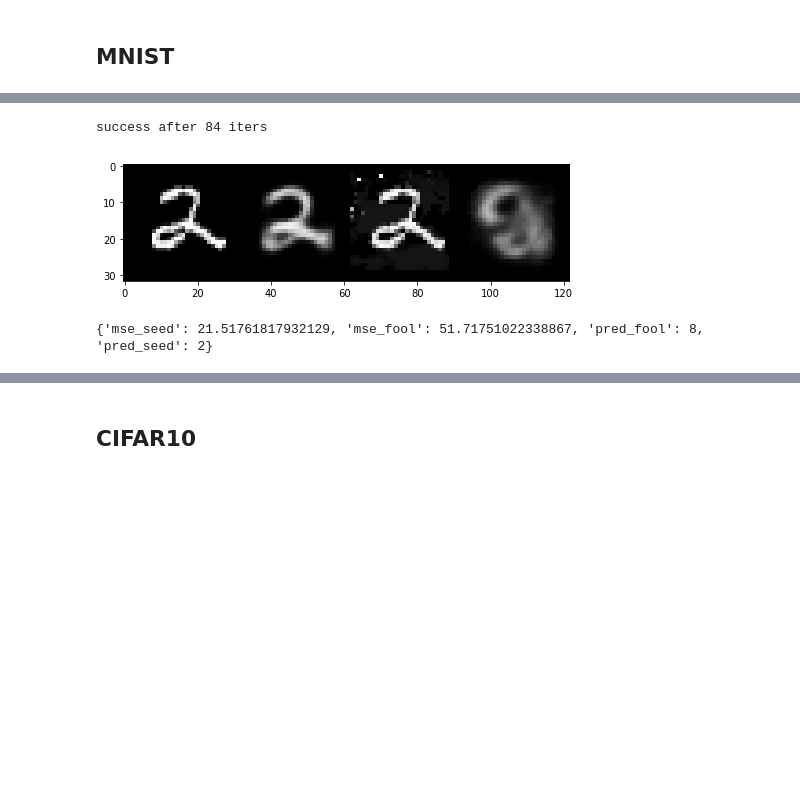
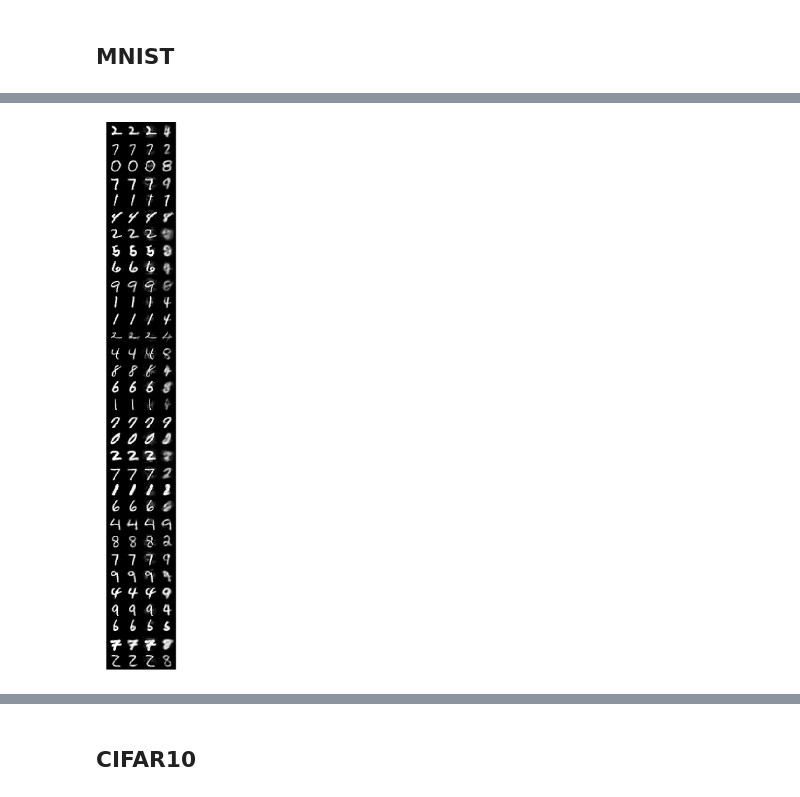
Before and after one commit to KellerJordan/CapsNet-Adversarial, a Jupyter notebook: Attack-CapsNet.ipynb, the cells around one changed output, grey strips where cells are left out. Drawn from its saved outputs; the diff is of its cells as text; code cells hidden in the pictures; blank space fills up the shorter version.

Commit message:
plot roc curve for recon defense, compute transferability of attacks, clean up notebooks

```diff
--- a/Attack-CapsNet.ipynb
+++ b/Attack-CapsNet.ipynb
@@ -78,15 +65,0 @@ seed_label = labels[seed_ind]
-# %%
-caps_logits = CapsuleLogits(network)
-caps_adversary = Adversary(caps_logits)
-fool_img = caps_adversary.generate_example(seed_img.cuda(), attack='FGS',
-                                           target=None, ground=seed_label, eta=0.001, n_iters=300)
-# %% [output]
-success after 84 iters
-# %%
-results, reconstructions = evaluate_example(seed_img, fool_img, caps_model)
-rec_seed, rec_fool = reconstructions['rec_seed'], reconstructions['rec_fool']
-plot_batch(torch.cat([seed_img, rec_seed, fool_img, rec_fool]))
-print(results)
-# %% [output]
-[figure, removed]
-{'mse_seed': 21.51761817932129, 'mse_fool': 51.71751022338867, 'pred_fool': 8, 'pred_seed': 2}
@@ -92,0 +102,14 @@ print(results)
+# %%
+attack_args = {'attack': 'GA', 'eta': 0.5, 'n_iters': 150}
+indices = list(range(len(batch)))
+results_ga = measure_robustness(CapsuleProbs(network), batch, labels, indices, attack_args)
+# %%
+img_list = []
+for x in zip(results_ga['seed_imgs'], results_ga['seed_recs'],
+             results_ga['fool_imgs'], results_ga['fool_recs']):
+    img_list.extend(list(x))
+
+display_grid = torchvision.utils.make_grid(torch.cat(img_list[:32*4]), nrow=4)
+plot_tensor(display_grid, fs=(4, 40))
+# %% [output]
+[figure, added]
```
Also changed, not shown: parts of 25 cells of this notebook, 3 other files.
